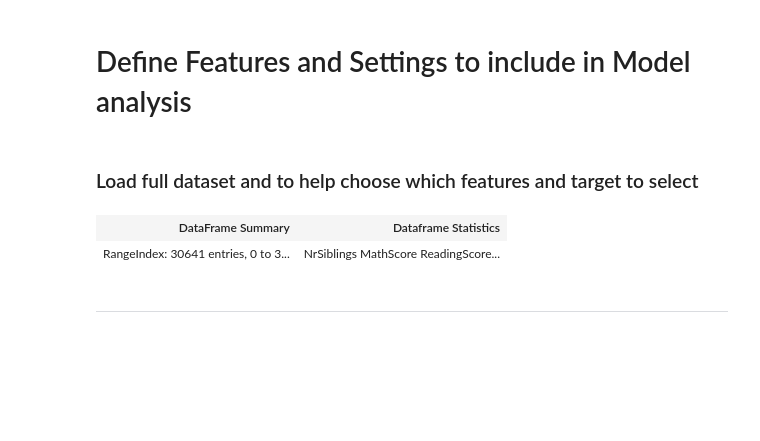
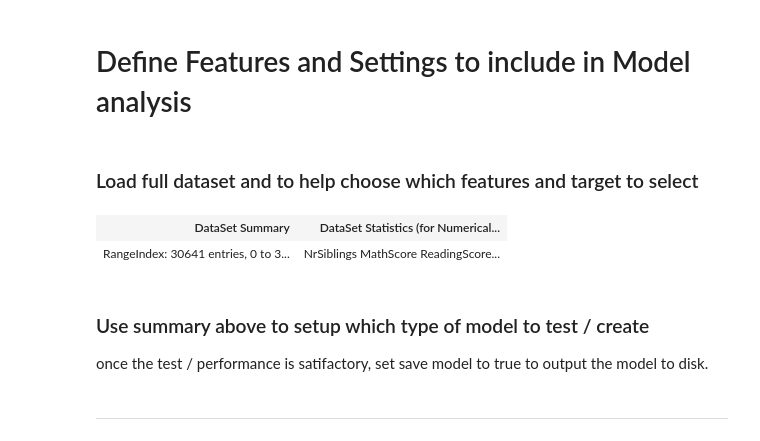
Before and after one commit to A-Hoenig/student-AI, a Jupyter notebook: jupyter_notebooks/NB_8c_math_model_class_2.ipynb, the cells around one changed output. Cells and saved outputs as stored; diff of their text form; code cells hidden in the pictures; blank space fills up the shorter version.

```diff
--- a/jupyter_notebooks/NB_8c_math_model_class_2.ipynb
+++ b/jupyter_notebooks/NB_8c_math_model_class_2.ipynb
@@ -107,30 +107,33 @@ source = 'outputs/dataset/Expanded_data_with_more_features_clean.csv'
 # %%
 df = pd.read_csv(source)
 
 # Capture df.info()
 buffer = io.StringIO()
 df.info(buf=buffer)
 info_str = buffer.getvalue()
 
 # Convert df.describe() to HTML
 describe_str = df.describe().to_html()
 
 # Display df.info() and df.describe() side by side with titles
 display(HTML(f"""
     <table>
         <tr>
-            <th style="text-align:center">DataFrame Summary</th>
-            <th style="text-align:center">Dataframe Statistics</th>
+            <th style="text-align:center">DataSet Summary</th>
+            <th style="text-align:center">DataSet Statistics (for Numerical Variables)</th>
         </tr>
         <tr>
             <td><pre>{info_str}</pre></td>
             <td>{describe_str}</td>
         </tr>
     </table>
 """))
 # %% [output]
-| DataFrame Summary | Dataframe Statistics |
+| DataSet Summary | DataSet Statistics (for Numerical... |
 | RangeIndex: 30641 entries, 0 to 3... | NrSiblings MathScore ReadingScore... |
+# %% [markdown]
+### Use summary above to setup which type of model to test / create
+once the test / performance is satifactory, set save model to true to output the model to disk.
 # %%
 # setup features and target variable from dataset to use for model training
 feature_list = ['Gender', 'EthnicGroup', 'ParentEduc', 'LunchType', 'TestPrep']
```
Also changed, not shown: parts of 3 cells of this notebook, 2 other files.
